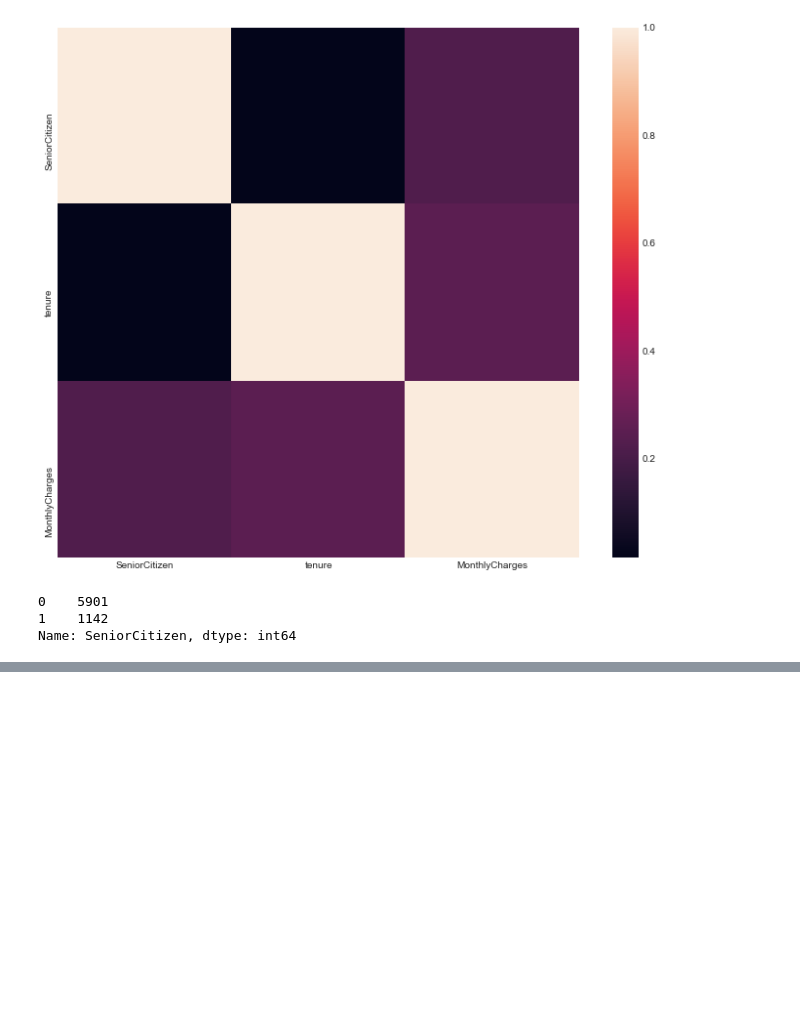
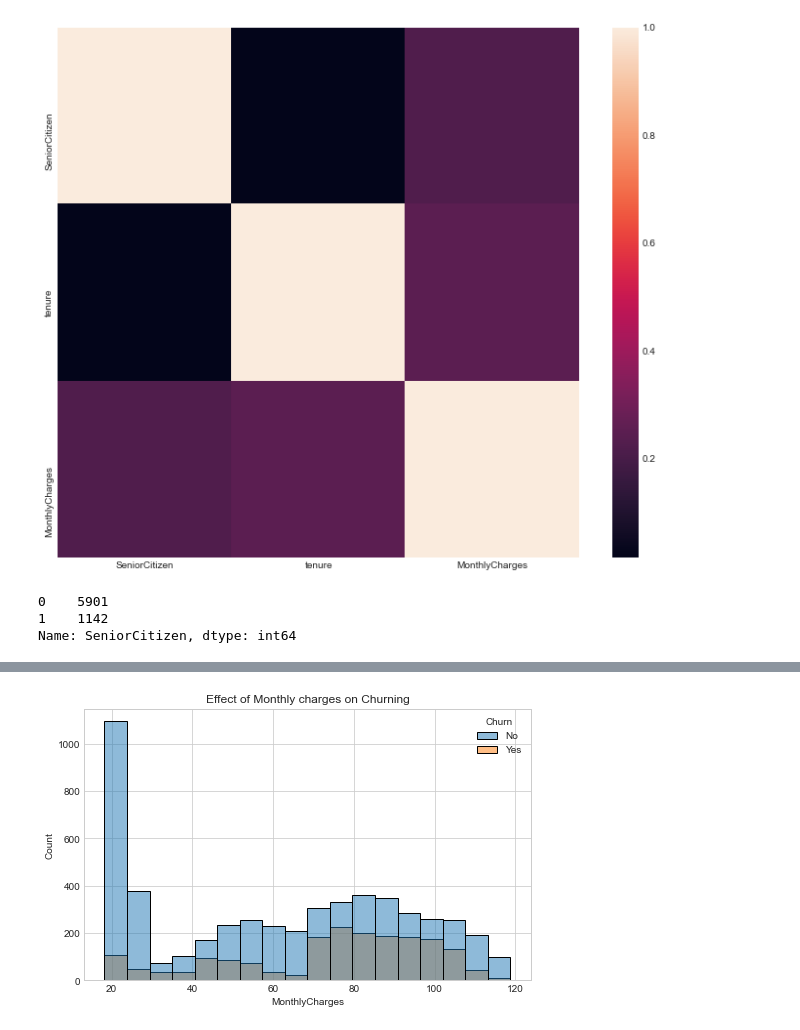
Before and after one commit to techgoddess1/Churn-Analysis, a Jupyter notebook: Churning.ipynb, the cells around one changed output, grey strips where cells are left out. Saved outputs shown, nothing was run; the diff lists cells and outputs as text; code cells hidden in the pictures; blank space fills up the shorter version.

```diff
--- a/Churning.ipynb
+++ b/Churning.ipynb
@@ -128,0 +138,6 @@ print(type('gender'))
+# %%
+plt.figure(figsize=(8,5))
+plt.title('Effect of Monthly charges on Churning')
+sns.histplot(data=churn_data,x='MonthlyCharges',hue='Churn');
+# %% [output]
+[figure, added]
```
Also changed, not shown: parts of 49 cells of this notebook.
